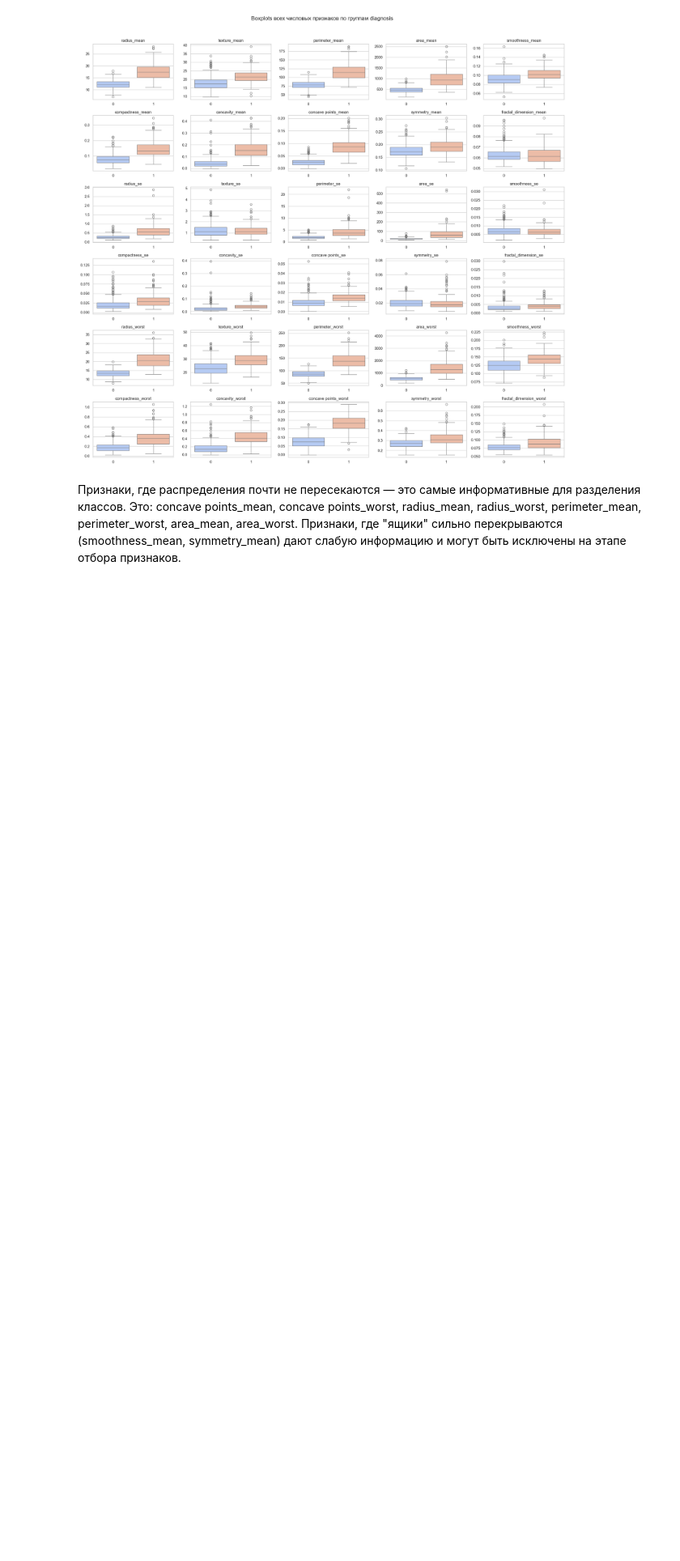
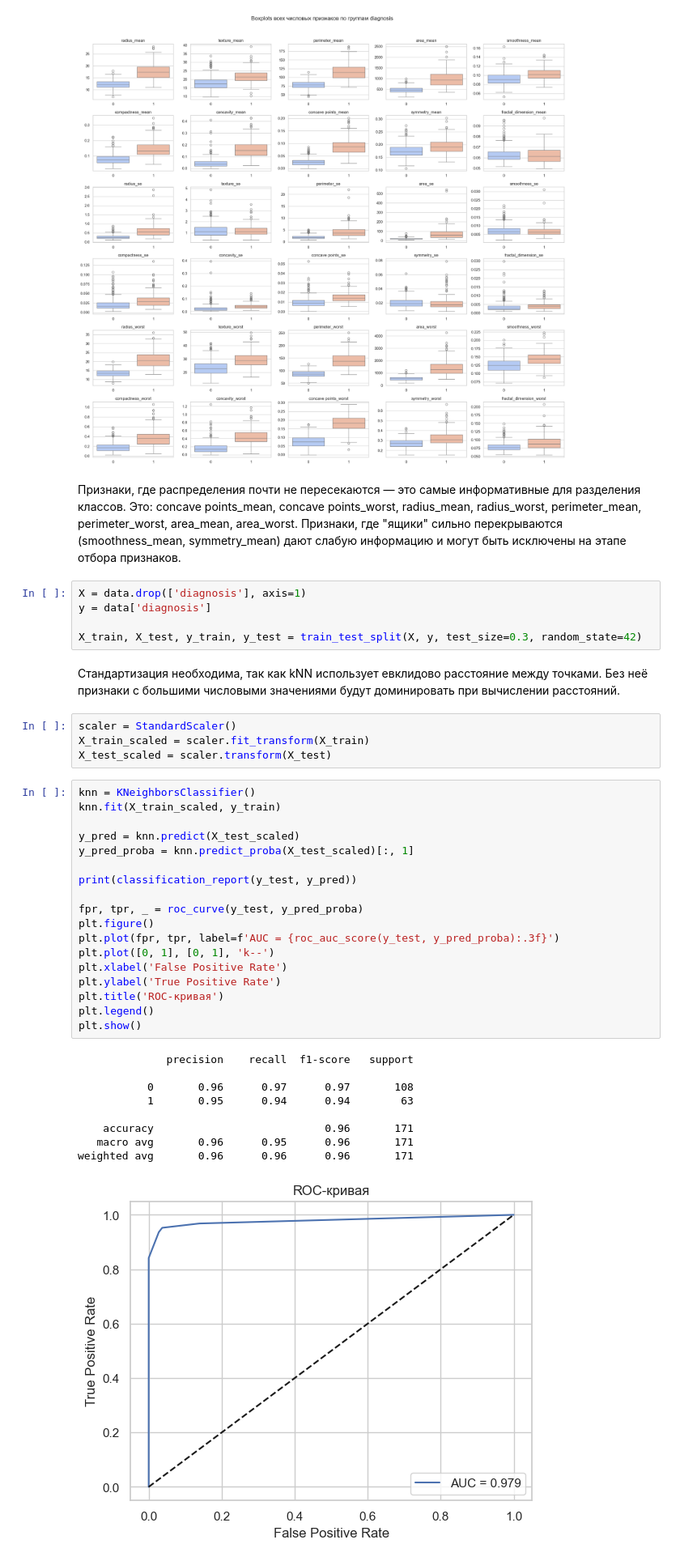
Before and after one commit to yulllss/ML-Basic, a Jupyter notebook: homework_09/homework_09.ipynb, the cells around one changed output. Shown at 81% size. Drawn from its saved outputs; the diff is of its cells as text; blank space fills up the shorter version.

```diff
--- a/homework_09/homework_09.ipynb
+++ b/homework_09/homework_09.ipynb
@@ -364,3 +364,42 @@ radius_mean, radius_worst,
 perimeter_mean, perimeter_worst,
 area_mean, area_worst.
 Признаки, где "ящики" сильно перекрываются (smoothness_mean, symmetry_mean) дают слабую информацию и могут быть исключены на этапе отбора признаков.
+# %%
+X = data.drop(['diagnosis'], axis=1)
+y = data['diagnosis']
+
+X_train, X_test, y_train, y_test = train_test_split(X, y, test_size=0.3, random_state=42)
+# %% [markdown]
+Стандартизация необходима, так как kNN использует евклидово расстояние между точками. Без неё признаки с большими числовыми значениями будут доминировать при вычислении расстояний.
+# %%
+scaler = StandardScaler()
+X_train_scaled = scaler.fit_transform(X_train)
+X_test_scaled = scaler.transform(X_test)
+# %%
+knn = KNeighborsClassifier()
+knn.fit(X_train_scaled, y_train)
+
+y_pred = knn.predict(X_test_scaled)
+y_pred_proba = knn.predict_proba(X_test_scaled)[:, 1]
+
+print(classification_report(y_test, y_pred))
+
+fpr, tpr, _ = roc_curve(y_test, y_pred_proba)
+plt.figure()
+plt.plot(fpr, tpr, label=f'AUC = {roc_auc_score(y_test, y_pred_proba):.3f}')
+plt.plot([0, 1], [0, 1], 'k--')
+plt.xlabel('False Positive Rate')
+plt.ylabel('True Positive Rate')
+plt.title('ROC-кривая')
+plt.legend()
+plt.show()
+# %% [output]
+              precision    recall  f1-score   support
+
+           0       0.96      0.97      0.97       108
+           1       0.95      0.94      0.94        63
+
+    accuracy                           0.96       171
+   macro avg       0.96      0.95      0.96       171
+weighted avg       0.96      0.96      0.96       171
+[figure, added]
```
Also changed, not shown: parts of 4 cells of this notebook.
